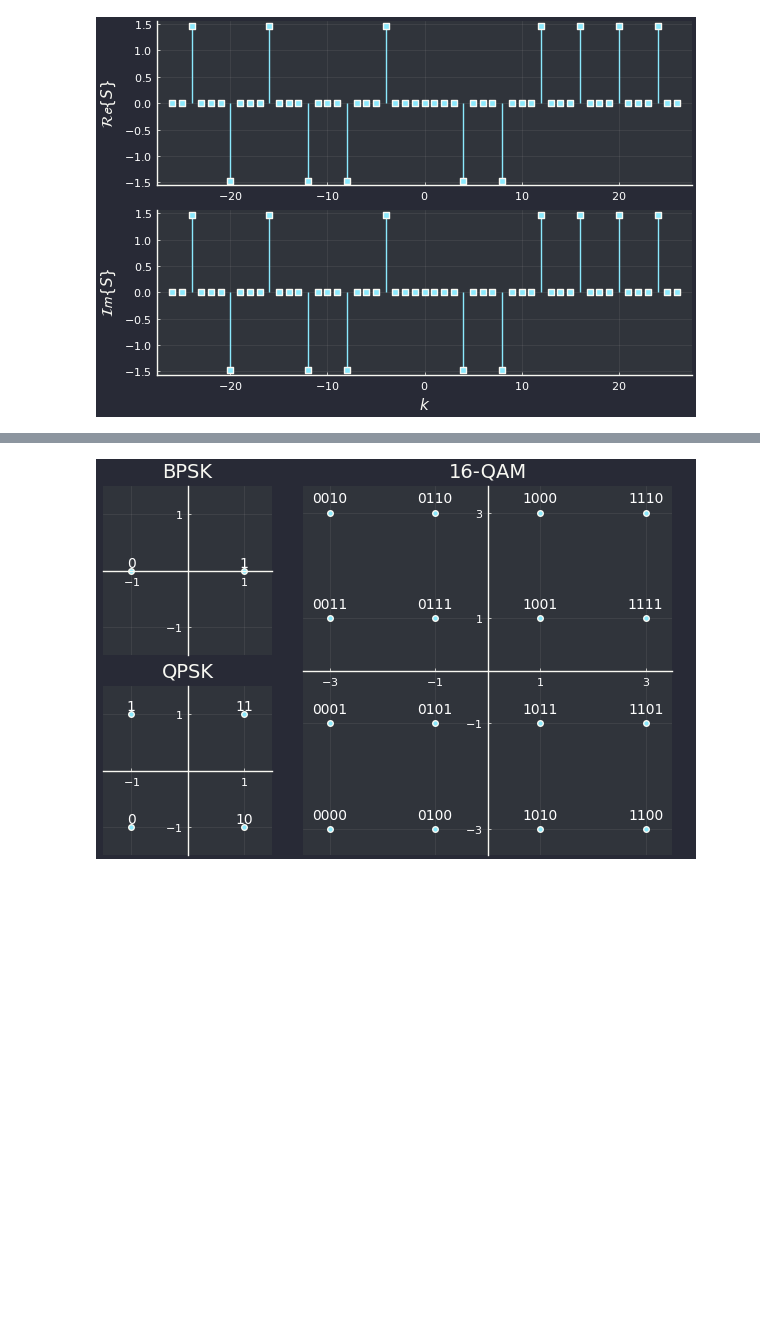
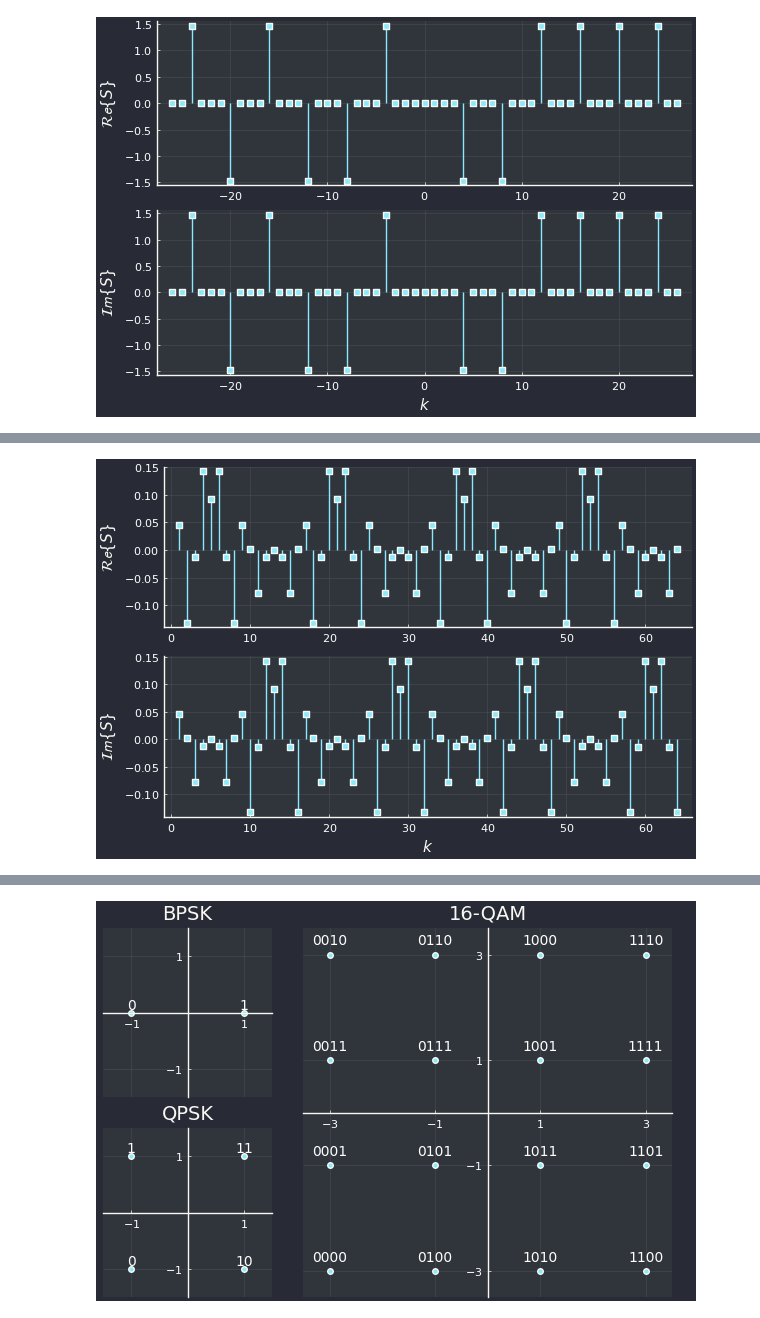
Before and after one commit to Matrsz/OFDM-Det-Sync, a Jupyter notebook: Tests.ipynb, the cells around one changed output, grey strips where cells are left out. Saved outputs shown, nothing was run; the diff lists cells and outputs as text; code cells hidden in the pictures; blank space fills up the shorter version.

```diff
--- a/Tests.ipynb
+++ b/Tests.ipynb
@@ -96,0 +108,10 @@ plot(L, line=:stem)
+# %%
+using FFTW
+S_time = ifft(S_shift)
+
+p1 = plot(S_time |> real, line=:stem, marker=:square, ylabel=L"\mathcal{Re}\{S\}")
+p2 = plot(S_time |> imag, line=:stem, marker=:square, ylabel=L"\mathcal{Im}\{S\}", xlabel=L"k")
+
+plot(p1,p2, layout=(2,1), legend=false)
+# %% [output]
+[figure, added]
```
Also changed, not shown: parts of 11 cells of this notebook, 7 other files.
